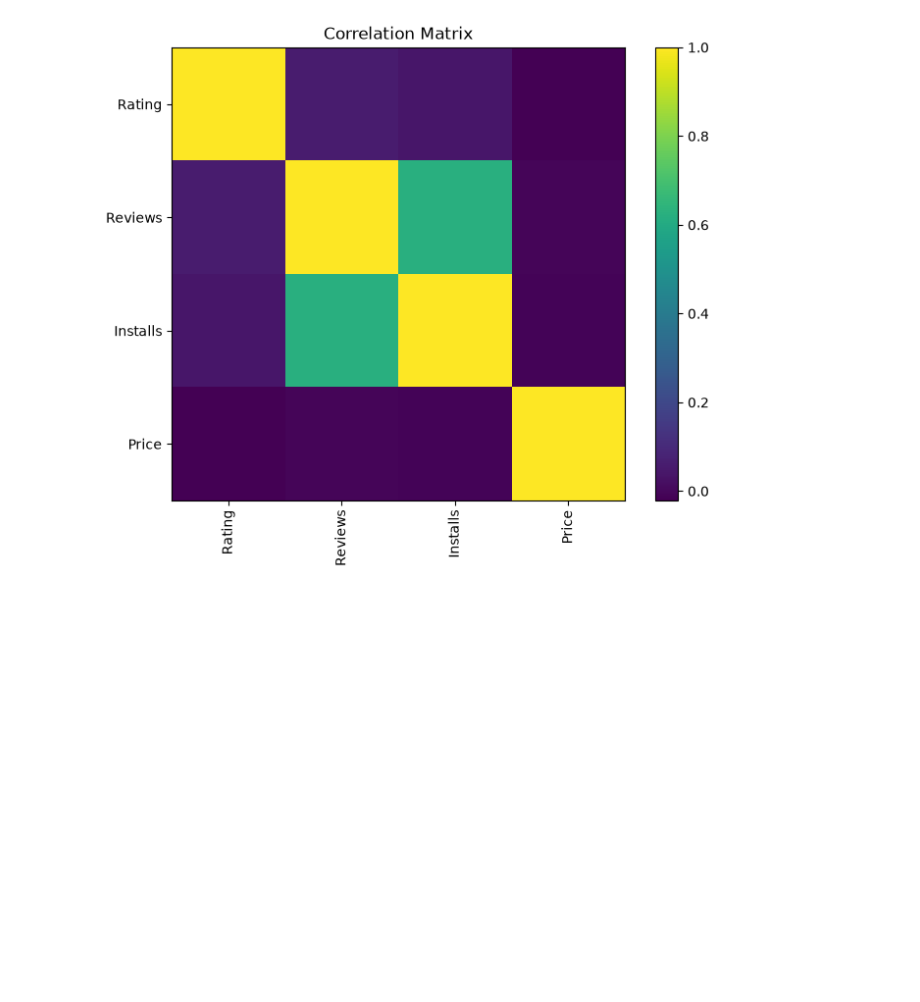
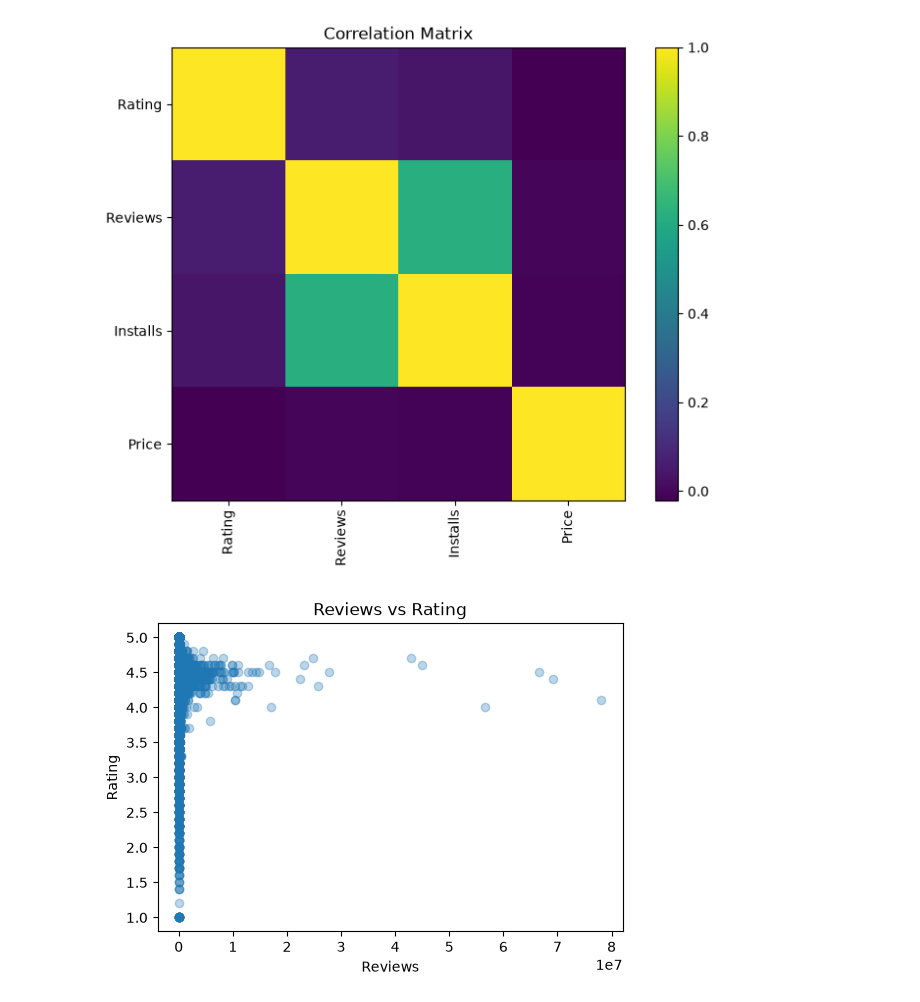
Before and after one commit to CodeRei067/Learn-ml-data-science2, a Jupyter notebook: notebooks/exploration.ipynb, the cells around one changed output. Cells and saved outputs as stored; diff of their text form; code cells hidden in the pictures; blank space fills up the shorter version.

```diff
--- a/notebooks/exploration.ipynb
+++ b/notebooks/exploration.ipynb
@@ -89,3 +89,12 @@ plt.title("Correlation Matrix")
 plt.show()
 # %% [output]
 [figure]
+# %%
+plt.figure(figsize=(6,4))
+plt.scatter(df["Reviews"], df["Rating"], alpha=0.3)
+plt.xlabel("Reviews")
+plt.ylabel("Rating")
+plt.title("Reviews vs Rating")
+plt.show()
+# %% [output]
+[figure, added]
```
